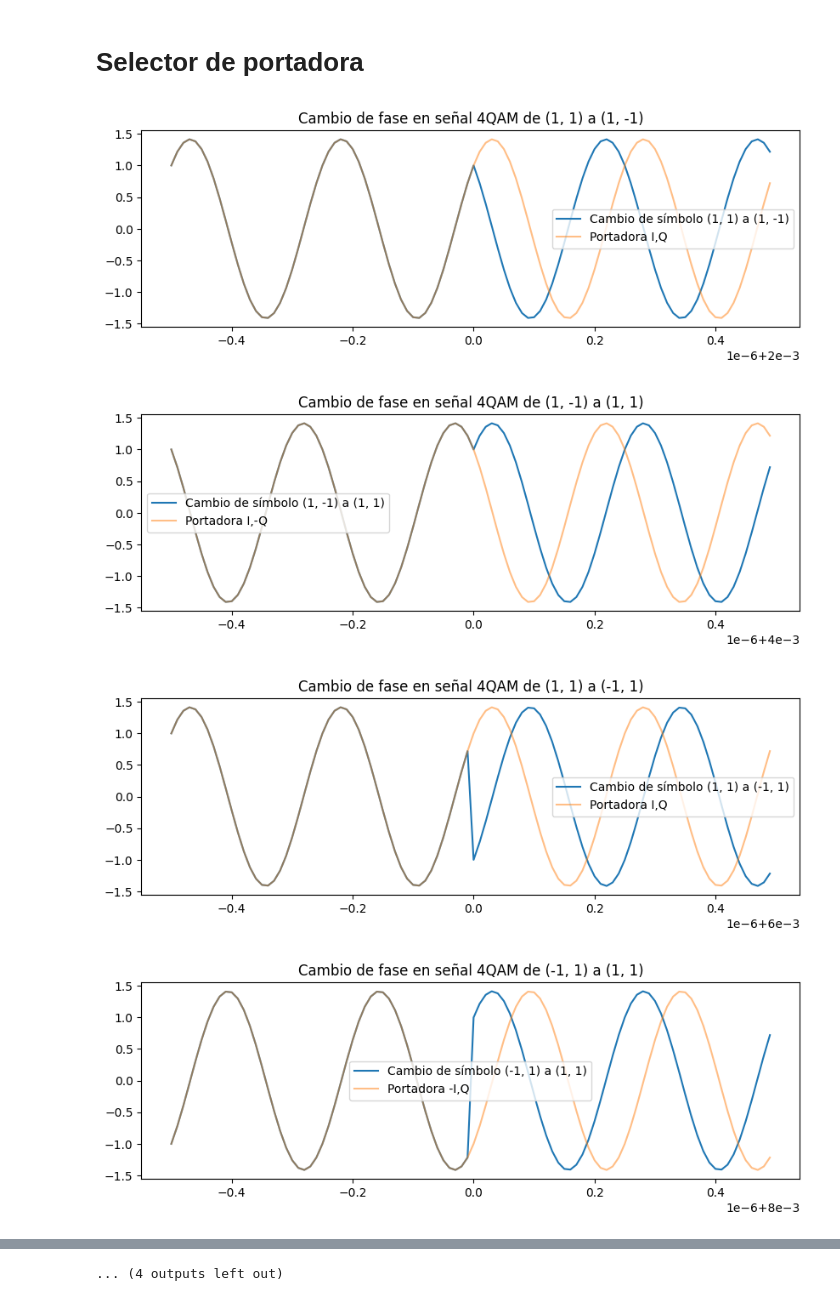
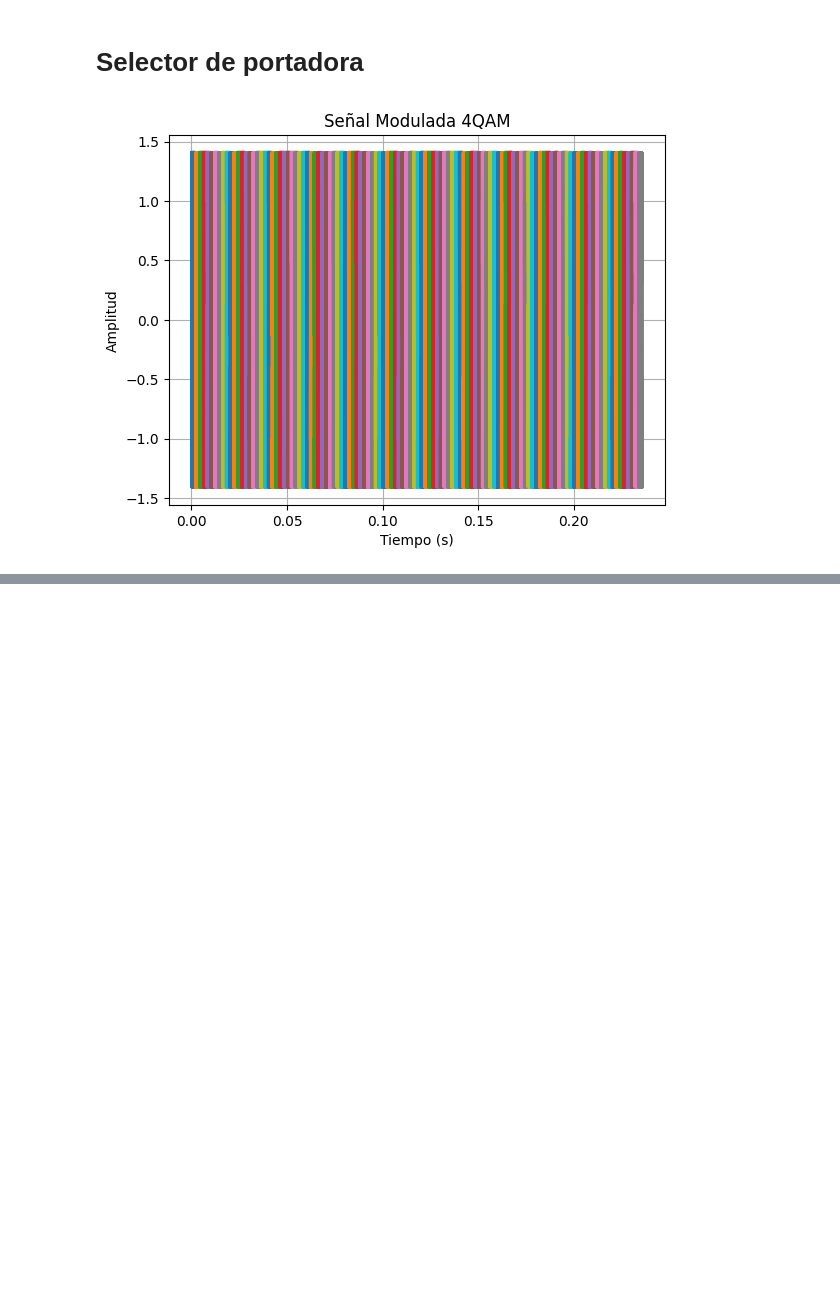
Before and after one commit to jbcgames/Laboratorio_1_Procesamiento, a Jupyter notebook: Proyecto_4QAM.ipynb, the cells around one changed output, grey strips where cells are left out. Drawn from its saved outputs; the diff is of its cells as text; code cells hidden in the pictures; blank space fills up the shorter version.

```diff
--- a/Proyecto_4QAM.ipynb
+++ b/Proyecto_4QAM.ipynb
@@ -99,7 +99,7 @@ def huffman_decode(bits: str, codes: dict) -> str:
         raise ValueError("Bits sobrantes: el flujo de bits no coincide con los códigos.")
     return "".join(out)
 
-msg = "Hola Mundo"
+msg = "En un lugar de la Mancha, de cuyo nombre no quiero acordarme"
 bits, codes = huffman_encode(msg)
 print("Bits:", bits)
 print("Códigos:", codes)
@@ -242,9 +245,9 @@ señal_4QAM = modular_4QAM(señales_4QAM, t_portadora, portadora_I, portadora_Q,
 # Graficar todos los cambios de fase
 for i in range(len(señales_4QAM)-1):
     start = (i+1) * int(len(t_portadora) / len(señales_4QAM))
-    plt.figure(figsize=(10, 3))
-    plt.plot(t_portadora[start-50:start+50], señal_4QAM[start-50:start+50], label=f'Cambio de símbolo {señales_4QAM[i]} a {señales_4QAM[i+1]}')
-    if(True):
+    #plt.figure(figsize=(10, 3))
+    #plt.plot(t_portadora[start-50:start+50], señal_4QAM[start-50:start+50], label=f'Cambio de símbolo {señales_4QAM[i]} a {señales_4QAM[i+1]}')
+    if(False):
         if señales_4QAM[i] == (1, 1):
             plt.plot(t_portadora[start-50:start+50], (portadora_I+portadora_Q)[start-50:start+50], label='Portadora I,Q ', alpha=0.5)
             #plt.plot(t_portadora[start-50:start+50], portadora_Q[start-50:start+50], label='Portadora Q ')
@@ -255,38 +258,35 @@ for i in range(len(señales_4QAM)-1):
             plt.plot(t_portadora[start-50:start+50], (portadora_Minus_I+portadora_Q)[start-50:start+50], label='Portadora -I,Q ', alpha=0.5)
             #plt.plot(t_portadora[start-50:start+50], portadora_Q[start-50:start+50], label='Portadora Q ')
         elif señales_4QAM[i] == (-1, -1):
             plt.plot(t_portadora[start-50:start+50], (portadora_Minus_I+portadora_Minus_Q)[start-50:start+50], label='Portadora -I,-Q ', alpha=0.5)
             #plt.plot(t_portadora[start-50:start+50], portadora_Minus_Q[start-50:start+50], label='Portadora -Q ')
     if(False):
         if señales_4QAM[i+1] == (1, 1):
             plt.plot(t_portadora[start-50:start+50], (portadora_I+portadora_Q)[start-50:start+50], label='Portadora I,Q ', alpha=0.5)
             #plt.plot(t_portadora[start-50:start+50], portadora_Q[start-50:start+50], label='Portadora Q ')
         elif señales_4QAM[i+1] == (1, -1):
             plt.plot(t_portadora[start-50:start+50], (portadora_I+portadora_Minus_Q)[start-50:start+50], label='Portadora I,-Q ', alpha=0.5)
             #plt.plot(t_portadora[start-50:start+50], portadora_Minus_Q[start-50:start+50], label='Portadora -Q ')
         elif señales_4QAM[i+1] == (-1, 1):
             plt.plot(t_portadora[start-50:start+50], (portadora_Minus_I+portadora_Q)[start-50:start+50], label='Portadora -I,Q ', alpha=0.5)
             #plt.plot(t_portadora[start-50:start+50], portadora_Q[start-50:start+50], label='Portadora Q ')
         elif señales_4QAM[i+1] == (-1, -1):
             plt.plot(t_portadora[start-50:start+50], (portadora_Minus_I+portadora_Minus_Q)[start-50:start+50], label='Portadora -I,-Q ', alpha=0.5)
             #plt.plot(t_portadora[start-50:start+50], portadora_Minus_Q[start-50:start+50], label='Portadora -Q ')
 
-    plt.title('Cambio de fase en señal 4QAM'+f' de {señales_4QAM[i]} a {señales_4QAM[i+1]}')
-    plt.legend()
-    plt.show()
+    #plt.title('Cambio de fase en señal 4QAM'+f' de {señales_4QAM[i]} a {señales_4QAM[i+1]}')
+    #plt.legend()
+    #plt.show()
 plt.figure()
 for i in range(len(señales_4QAM)):
     start = i * int(len(t_portadora) / len(señales_4QAM))
     end = start + int(len(t_portadora) / len(señales_4QAM))
     plt.plot(t_portadora[start:end], señal_4QAM[start:end], label=f'Símbolo {señales_4QAM[i]}')
 plt.xlabel('Tiempo (s)')
 plt.ylabel('Amplitud')
 plt.title('Señal Modulada 4QAM')
-plt.legend()
+#plt.legend()
 plt.grid(True)
 plt.show()
 # %% [output]
-[figure, old version]
+[figure, new version]
-[figure, removed]
-[figure, removed]
-[figure, removed]
@@ -301,2 +293 @@ plt.show()
-... (4 outputs left out)
 # %% [markdown]
```
Also changed, not shown: parts of 11 cells of this notebook, 1 other file.
